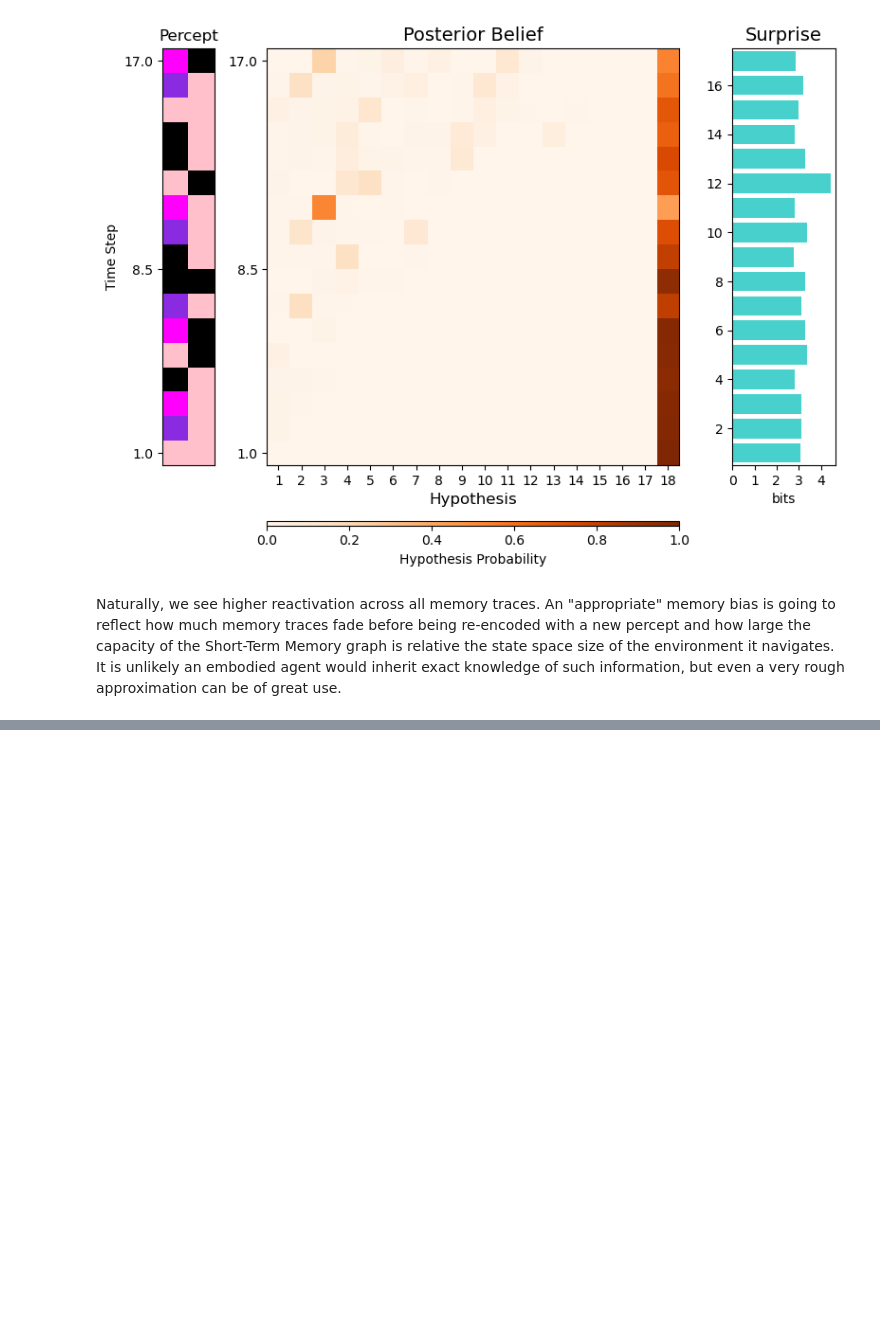
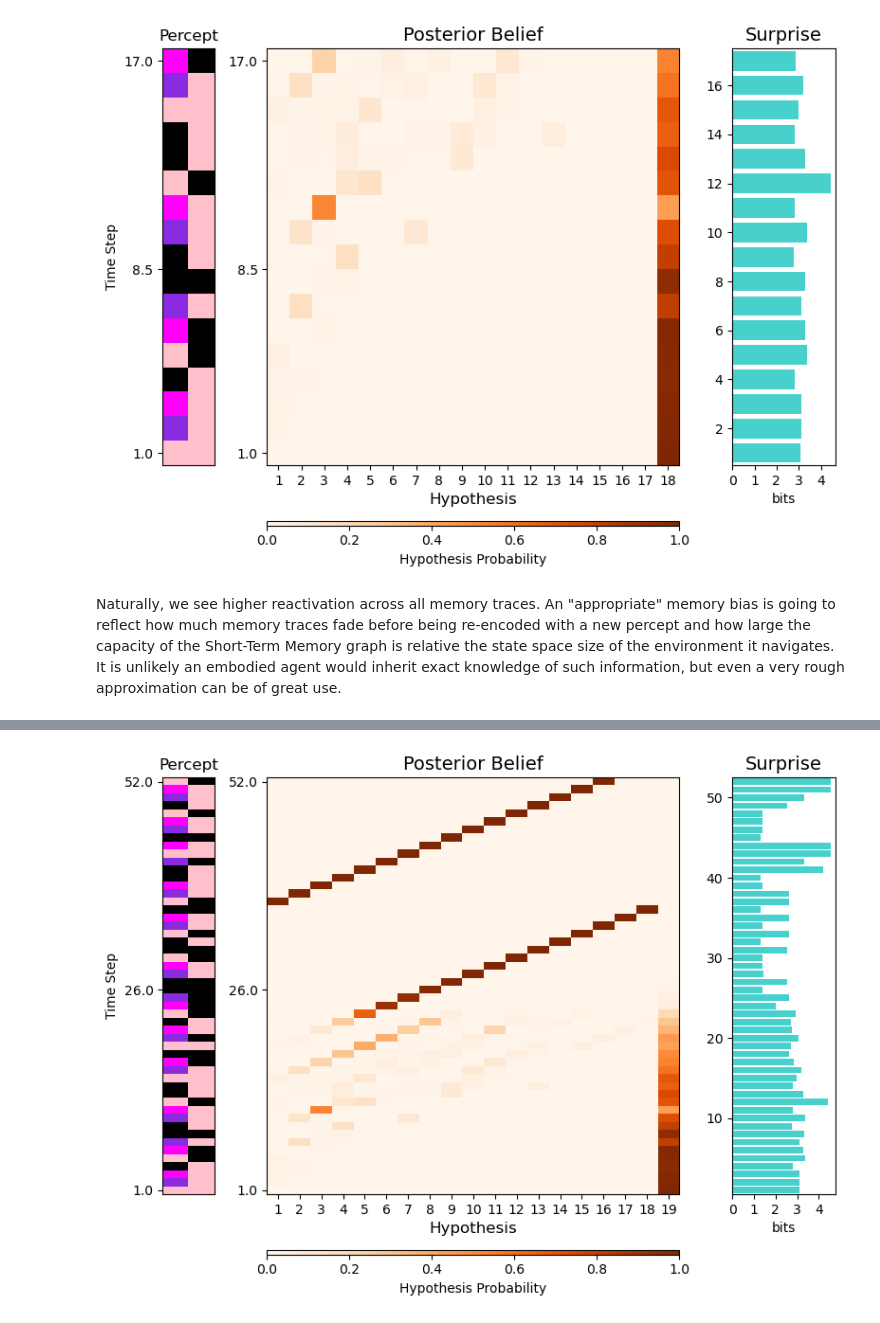
Before and after one commit to AntiPhoton47/projective_simulation, a Jupyter notebook: nbs/tutorials/learning_ps/01_Memory_Based_State_Estimators.ipynb, the cells around one changed output, grey strips where cells are left out. Cells and saved outputs as stored; diff of their text form; code cells hidden in the pictures; blank space fills up the shorter version.

```diff
--- a/nbs/tutorials/learning_ps/01_Memory_Based_State_Estimators.ipynb
+++ b/nbs/tutorials/learning_ps/01_Memory_Based_State_Estimators.ipynb
@@ -627,0 +640,41 @@ When the 'list' percept category begins to repeat, evidence increases for the hy
+# %%
+seed = 1430061025
+#Simulate new percepts and add to previous percept sequence
+new_lists = List_Sequencer(
+    item_size,
+    item_category_size,
+    series_length,
+    mean_timeout_interval=mean_timeout_interval,
+    var_time_out_interval=var_timeout_intervel,
+    num_series=num_series,
+    seed = seed
+    )
+
+new_noise = np.random.choice(a=noisy_states,size=np.shape(new_lists.percept_sequence)[0])
+
+new_percepts = np.concatenate((new_lists.percept_sequence,new_noise[:,np.newaxis]),axis = 1)
+
+extended_percept_sequence = np.concatenate((repeated_lists_percepts, short_timeout, new_percepts), axis = 0)
+
+num_percepts_extended = np.shape(extended_percept_sequence)[0]
+
+#intialize new STM, same parameters as before
+short_term_memory_example2 = Short_Term_Memory(
+    category_sizes = new_percept_category_sizes,
+    memory_capacity = slightly_bigger_capacity,
+    memory_bias = bigger_memory_bias,
+    fading_rate = fading_rate,
+    stationary_expectations = new_stationary_expectations,
+    stationary_transition_method = 'encoded',
+    data_record = ['all'],
+    record_until = num_percepts_extended
+)
+
+#Simulate
+for i in range(num_percepts_extended):
+    percept = extended_percept_sequence[i,:]
+    short_term_memory_example2.sample(percept)
+
+memory_filter_performance(short_term_memory_example2.data_dic, extended_percept_sequence, colormap)
+# %% [output]
+[figure, added]
```
Also changed, not shown: parts of 71 cells of this notebook, 4 other files.
